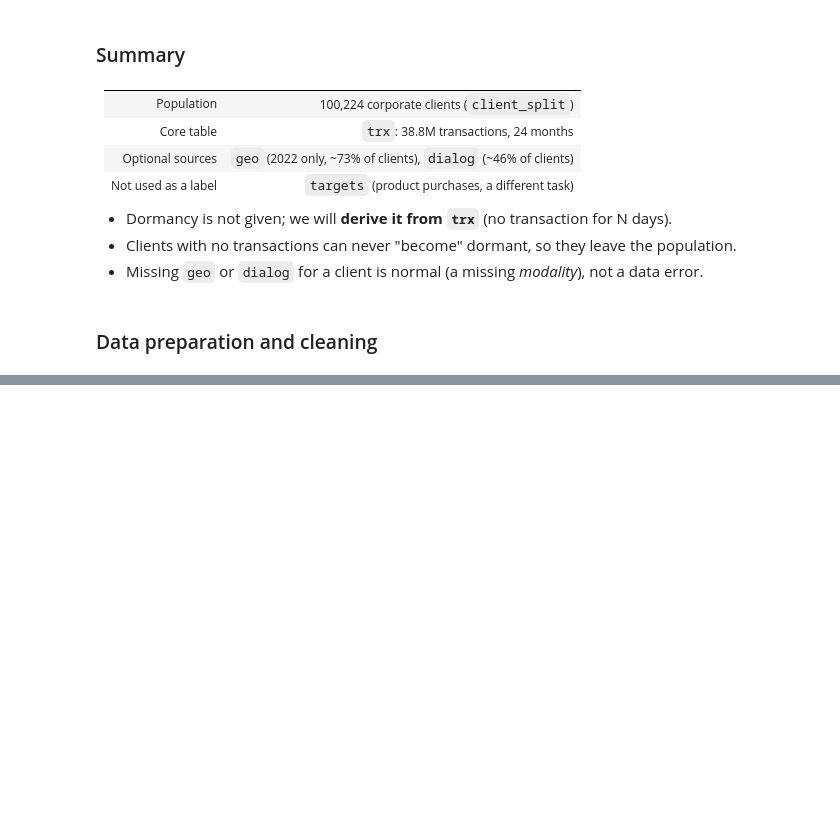
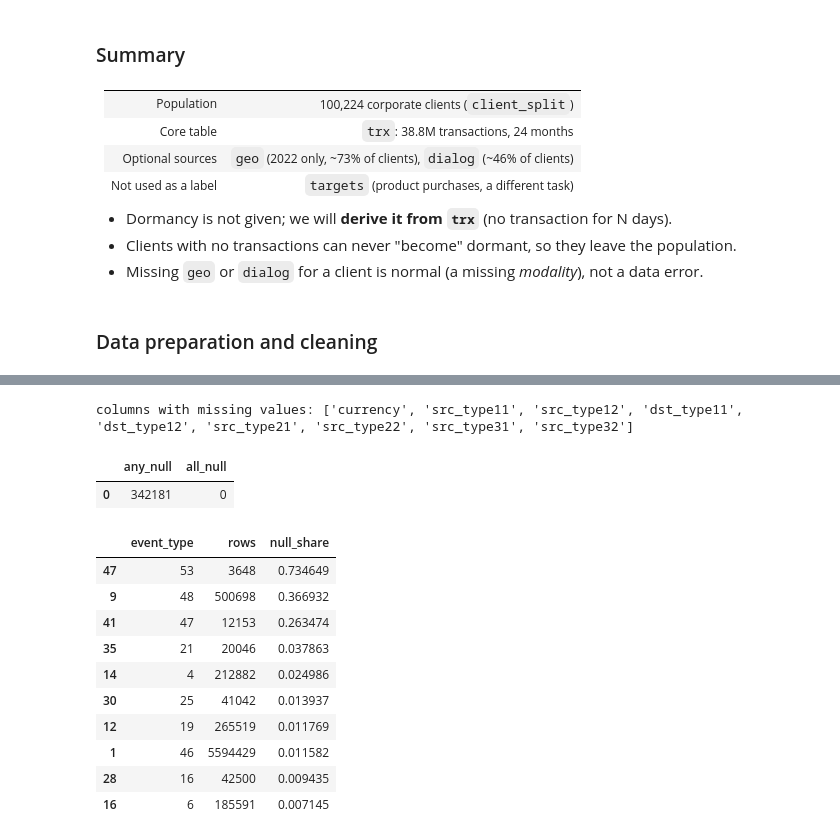
Before and after one commit to tintinWanyoike/084045_dsa_8401_capstone_project, a Jupyter notebook: notebook.ipynb, the cells around one changed output, grey strips where cells are left out. Saved outputs shown, nothing was run; the diff lists cells and outputs as text; code cells hidden in the pictures; blank space fills up the shorter version.

```diff
--- a/notebook.ipynb
+++ b/notebook.ipynb
@@ -543,0 +674,34 @@ Clients with transactions but no dialogue: 52,715
+# %%
+# Which columns have missing values and are they missing on the same rows?
+nullable = nulls.index[nulls["null_count"] > 0].tolist()
+print("columns with missing values:", nullable)
+together = run(trx.select(
+    pl.any_horizontal([pl.col(c).is_null() for c in nullable]).sum().alias("any_null"),
+    pl.all_horizontal([pl.col(c).is_null() for c in nullable]).sum().alias("all_null"),
+)).to_pandas()
+together
+# %% [output]
+columns with missing values: ['currency', 'src_type11', 'src_type12', 'dst_type11', 'dst_type12', 'src_type21', 'src_type22', 'src_type31', 'src_type32']
+|  | any_null | all_null |
+| 0 | 342181 | 0 |
+# %%
+# Which transaction types have the missing values?
+by_type = run(
+    trx.group_by("event_type").agg(
+        pl.len().alias("rows"),
+        pl.any_horizontal([pl.col(c).is_null() for c in nullable]).mean().alias("null_share"),
+    ).sort("rows", descending=True)
+).to_pandas()
+by_type[by_type["null_share"] > 0].sort_values("null_share", ascending=False).head(10)
+# %% [output]
+|  | event_type | rows | null_share |
+| 47 | 53 | 3648 | 0.734649 |
+| 9 | 48 | 500698 | 0.366932 |
+| 41 | 47 | 12153 | 0.263474 |
+| 35 | 21 | 20046 | 0.037863 |
+| 14 | 4 | 212882 | 0.024986 |
+| 30 | 25 | 41042 | 0.013937 |
+| 12 | 19 | 265519 | 0.011769 |
+| 1 | 46 | 5594429 | 0.011582 |
+| 28 | 16 | 42500 | 0.009435 |
+| 16 | 6 | 185591 | 0.007145 |
```
Also changed, not shown: parts of 44 cells of this notebook.
